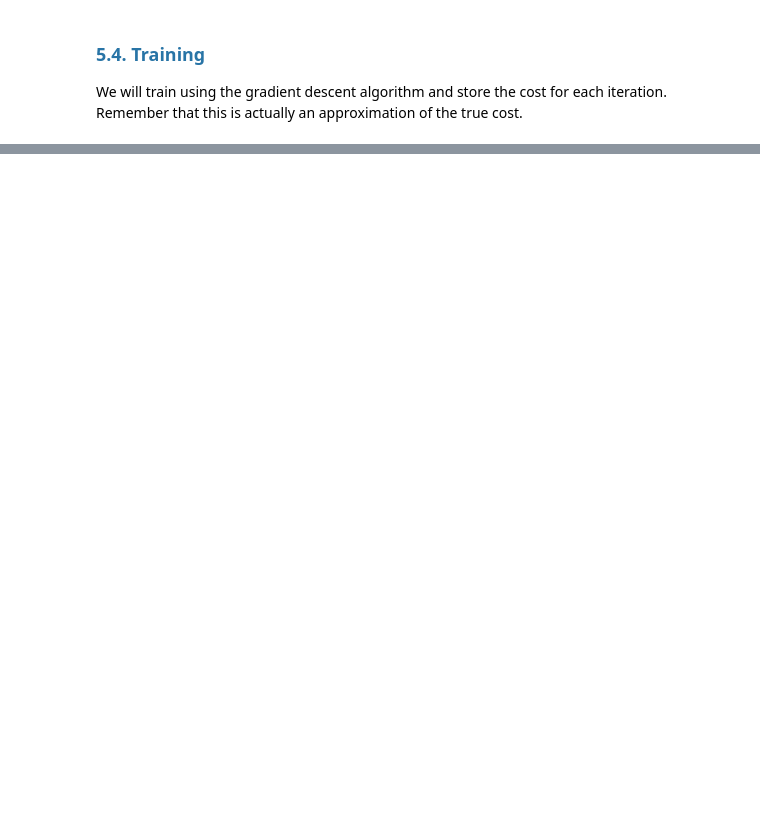
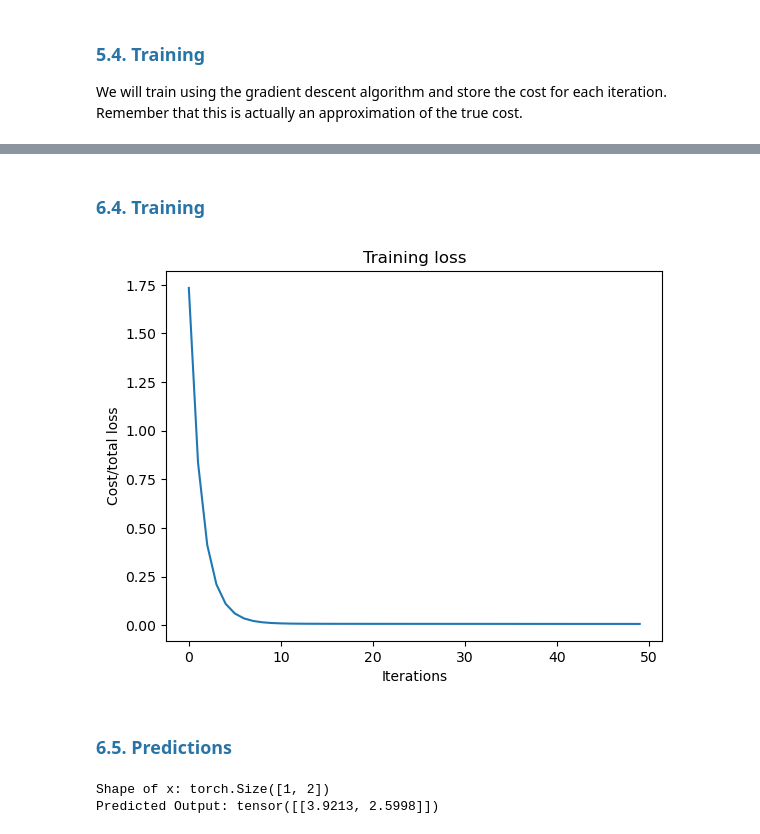
Before and after one commit to MNGARCIA085/AI-Frameworks-Learning, a Jupyter notebook: PyTorch/5. Regression/Regression.ipynb, the cells around one changed output, grey strips where cells are left out. Saved outputs shown, nothing was run; the diff lists cells and outputs as text; code cells hidden in the pictures; blank space fills up the shorter version.

```diff
--- a/PyTorch/5. Regression/Regression.ipynb
+++ b/PyTorch/5. Regression/Regression.ipynb
@@ -971,0 +1116,69 @@ After Training:
+# %%
+# criterion
+criterion = nn.MSELoss()
+# %%
+# optimizer
+optimizer = optim.SGD(model.parameters(), lr = 0.1)
+# %% [markdown]
+<a name="6.4"></a>
+### <font color='#2874a6'> <b> 6.4. Training </b> </font>
+# %%
+def train(model, train_loader, criterion, optimizer, epochs=50):
+
+    # to store average loss per epoch
+    loss_results = []
+
+    for epoch in range(epochs):
+        epoch_loss = 0.0 # variable to accumulate loss for this epoch
+
+        for x, y in train_loader:
+            # make a prediction
+            yhat = model(x)
+
+            # calculate the loss
+            loss = criterion(yhat, y)
+
+            # accumulate the loss for averaging later
+            epoch_loss += loss.item()
+
+            # clear gradients
+            optimizer.zero_grad()
+
+            # backward pass: compute gradients of the loss
+            loss.backward()
+
+            # update model parameters
+            optimizer.step()
+
+        # store the average loss for the epoch
+        avg_epoch_loss = epoch_loss / len(train_loader)
+        loss_results.append(avg_epoch_loss)
+
+    return model, loss_results
+# %%
+trained_model, loss_results = train(model, train_loader, criterion, optimizer)
+# %%
+# plot loss
+plot_data(loss_results, "Training loss", "Iterations", "Cost/total loss")
+# %% [output]
+[figure, added]
+# %% [markdown]
+<a name="6.5"></a>
+### <font color='#2874a6'> <b> 6.5. Predictions </b> </font>
+# %%
+# trained model
+model.eval()  # Set the model to evaluation mode
+
+# Input data
+x = torch.tensor([[1.0, 2.0]])
+
+print(f"Shape of x: {x.shape}")
+
+# Make predictions
+with torch.no_grad():  # Disable gradient calculation
+    yhat = model(x)  # Pass input through the model to get predictions
+
+print(f'Predicted Output: {yhat}')
+# %% [output]
+Shape of x: torch.Size([1, 2])
+Predicted Output: tensor([[3.9213, 2.5998]])
```
Also changed, not shown: parts of 86 cells of this notebook, 12 other files.
